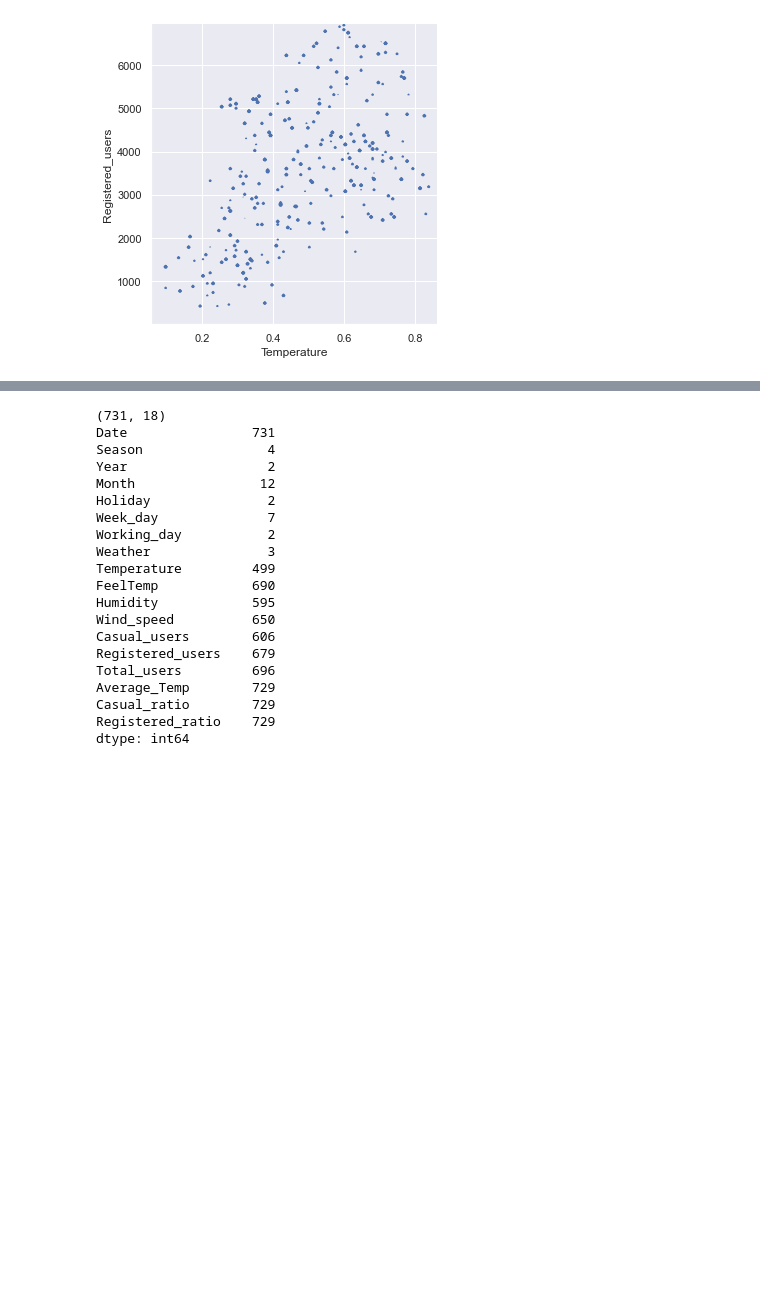
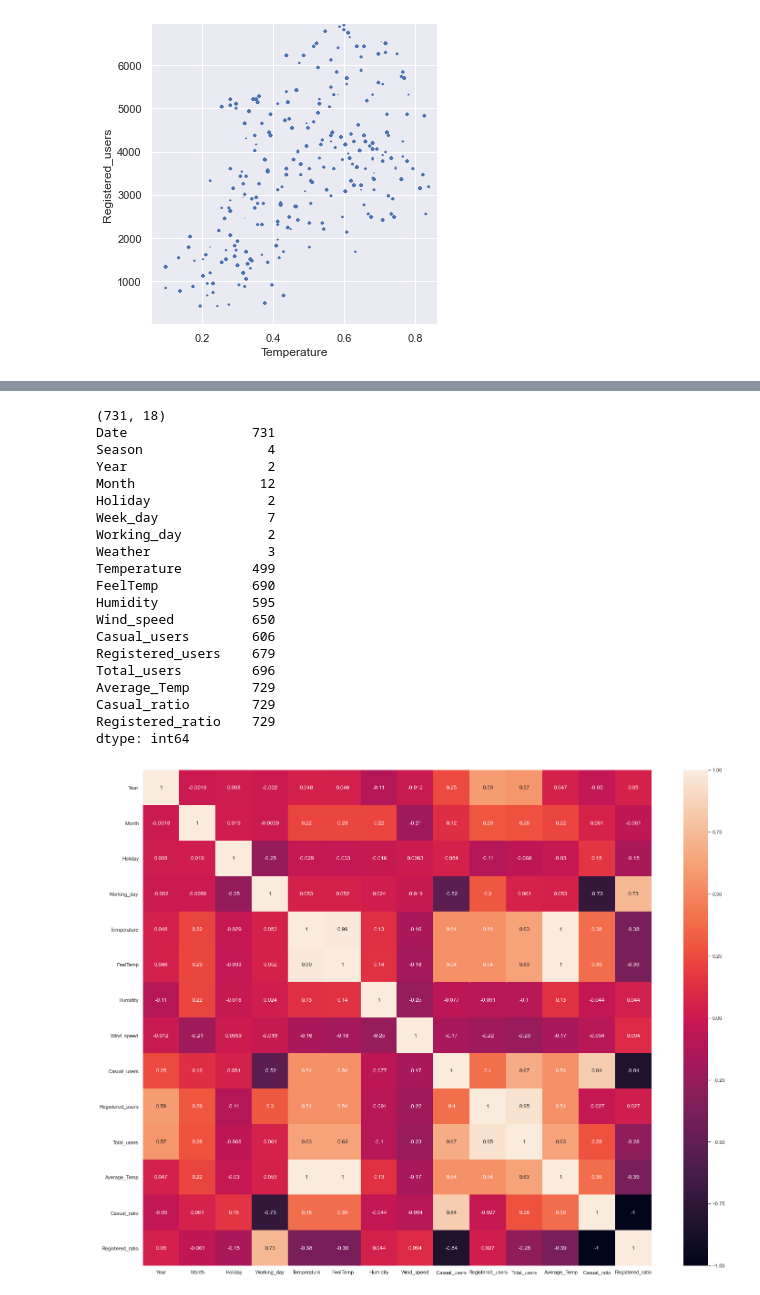
Before and after one commit to data301-2020-winter1/course-project-group_6020, a Jupyter notebook: analysis/Marla/Scripts/Project_functions.ipynb, the cells around one changed output, grey strips where cells are left out. Cells and saved outputs as stored; diff of their text form; code cells hidden in the pictures; blank space fills up the shorter version.

```diff
--- a/analysis/Marla/Scripts/Project_functions.ipynb
+++ b/analysis/Marla/Scripts/Project_functions.ipynb
@@ -145,24 +173,28 @@ def graph2 (df, var1, var2):
+# %%
+def graph_type3(df):
+    graph4=sns.heatmap(df.corr(), annot=True)
 # %%
 df=load_and_process("../day.csv")
-graph2=(df, 'Casual_ratio', 'Temperature')
+graph_type3(df)
 # %% [output]
 (731, 18)
 Date                731
 Season                4
 Year                  2
 Month                12
 Holiday               2
 Week_day              7
 Working_day           2
 Weather               3
 Temperature         499
 FeelTemp            690
 Humidity            595
 Wind_speed          650
 Casual_users        606
 Registered_users    679
 Total_users         696
 Average_Temp        729
 Casual_ratio        729
 Registered_ratio    729
 dtype: int64
+[figure, added]
```
Also changed, not shown: parts of 8 cells of this notebook, 2 other files.
